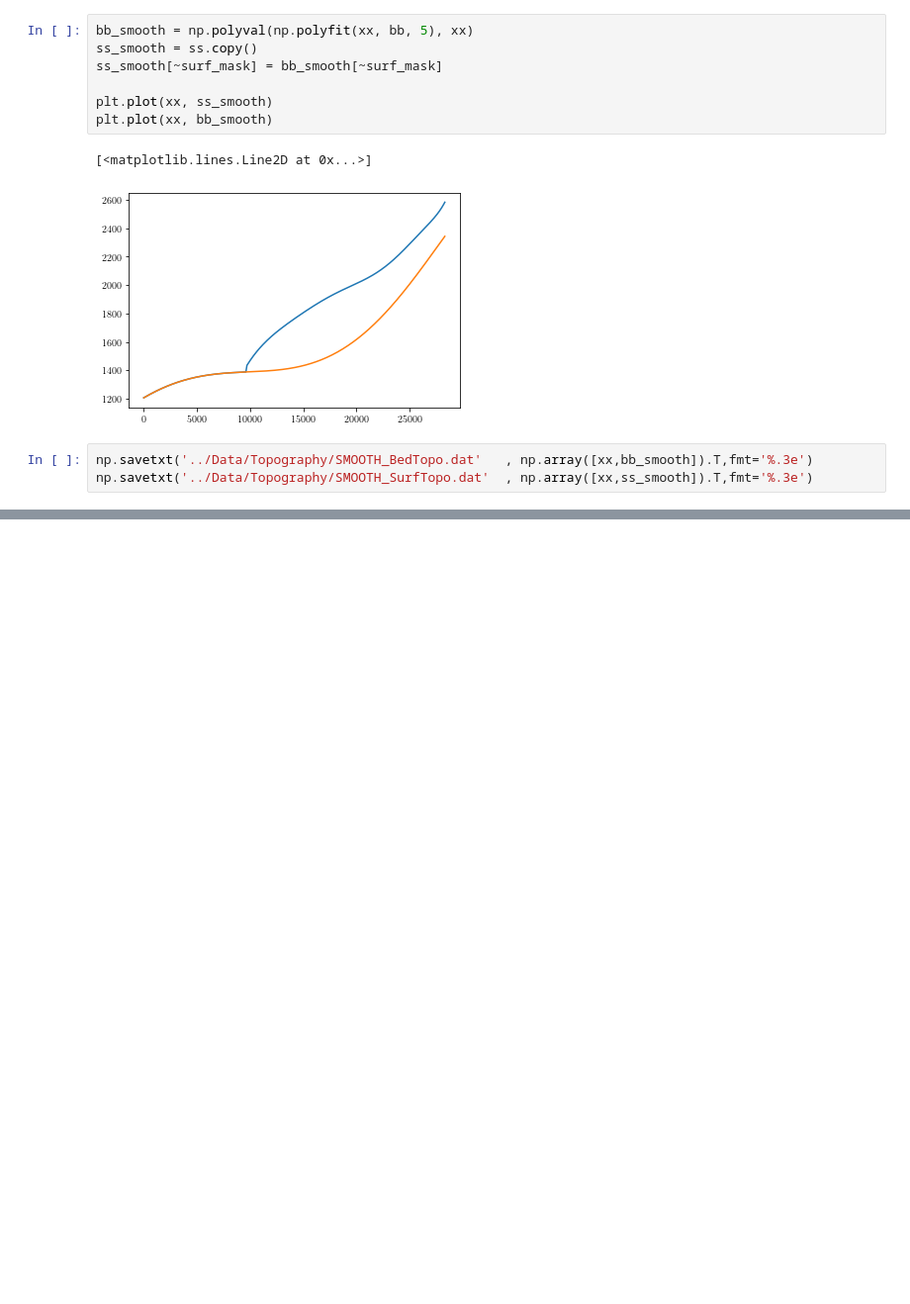
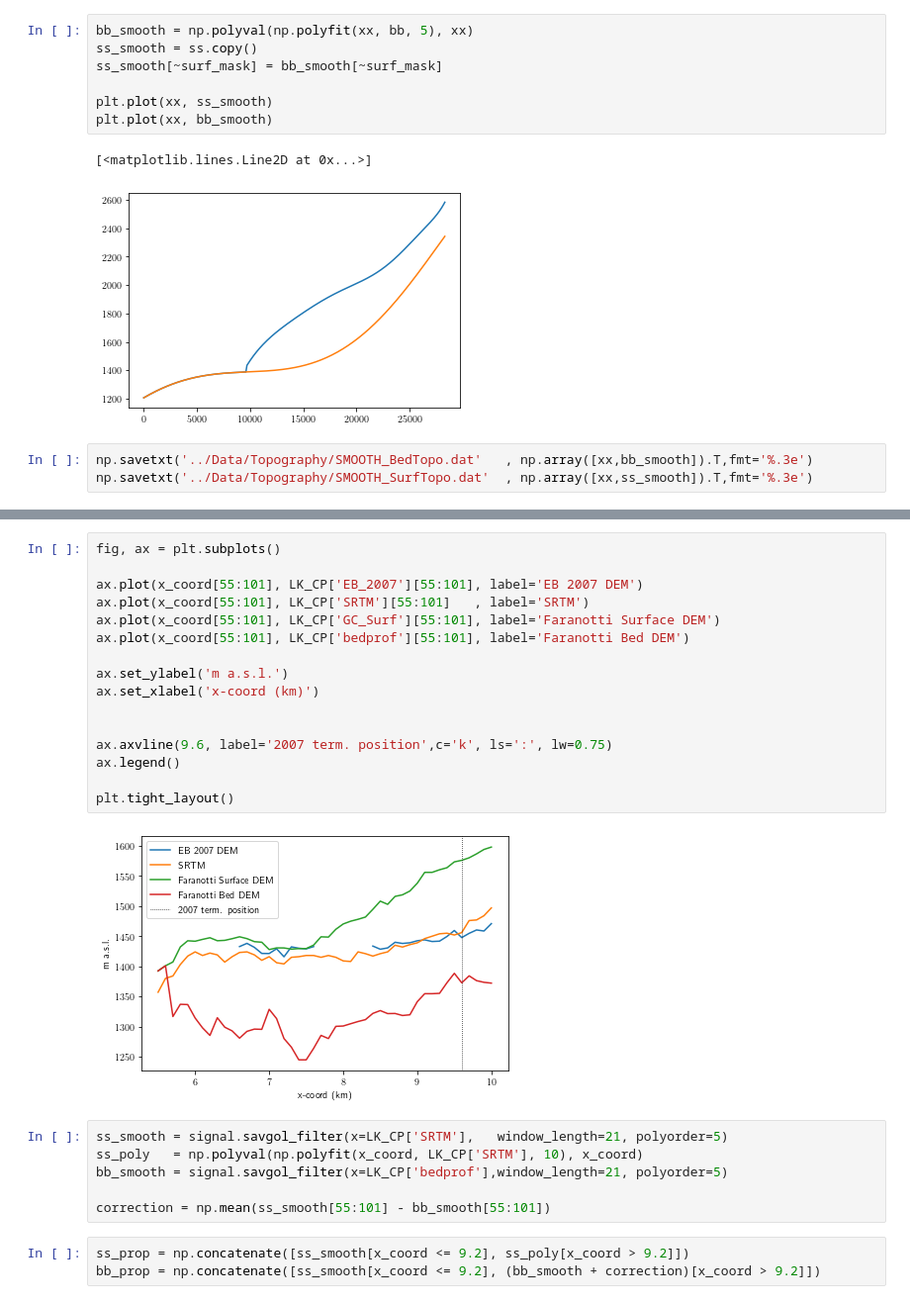
Before and after one commit to andrewdnolan/Harmonic_Beds, a Jupyter notebook: Notebooks/01.SS_preprocessing.ipynb, the cells around one changed output, grey strips where cells are left out. Shown at 99% size. Drawn from its saved outputs; the diff is of its cells as text; blank space fills up the shorter version.

```diff
--- a/Notebooks/01.SS_preprocessing.ipynb
+++ b/Notebooks/01.SS_preprocessing.ipynb
@@ -295,0 +294,27 @@ array([    0.,   100.,   200.,   300.,   400.,   500.,   600.,   700.,
+# %%
+fig, ax = plt.subplots()
+
+ax.plot(x_coord[55:101], LK_CP['EB_2007'][55:101], label='EB 2007 DEM')
+ax.plot(x_coord[55:101], LK_CP['SRTM'][55:101]   , label='SRTM')
+ax.plot(x_coord[55:101], LK_CP['GC_Surf'][55:101], label='Faranotti Surface DEM')
+ax.plot(x_coord[55:101], LK_CP['bedprof'][55:101], label='Faranotti Bed DEM')
+
+ax.set_ylabel('m a.s.l.')
+ax.set_xlabel('x-coord (km)')
+
+
+ax.axvline(9.6, label='2007 term. position',c='k', ls=':', lw=0.75)
+ax.legend()
+
+plt.tight_layout()
+# %% [output]
+[figure, added]
+# %%
+ss_smooth = signal.savgol_filter(x=LK_CP['SRTM'],   window_length=21, polyorder=5)
+ss_poly   = np.polyval(np.polyfit(x_coord, LK_CP['SRTM'], 10), x_coord)
+bb_smooth = signal.savgol_filter(x=LK_CP['bedprof'],window_length=21, polyorder=5)
+
+correction = np.mean(ss_smooth[55:101] - bb_smooth[55:101])
+# %%
+ss_prop = np.concatenate([ss_smooth[x_coord <= 9.2], ss_poly[x_coord > 9.2]])
+bb_prop = np.concatenate([ss_smooth[x_coord <= 9.2], (bb_smooth + correction)[x_coord > 9.2]])
```
Also changed, not shown: parts of 16 cells of this notebook, 16 other files.
